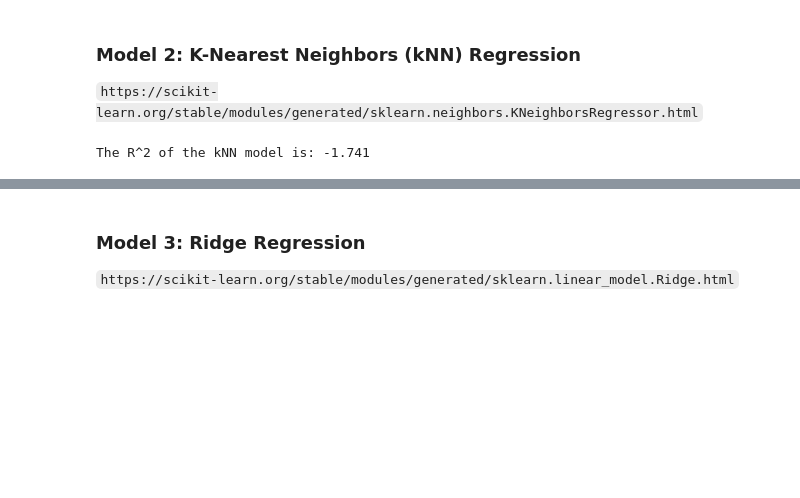
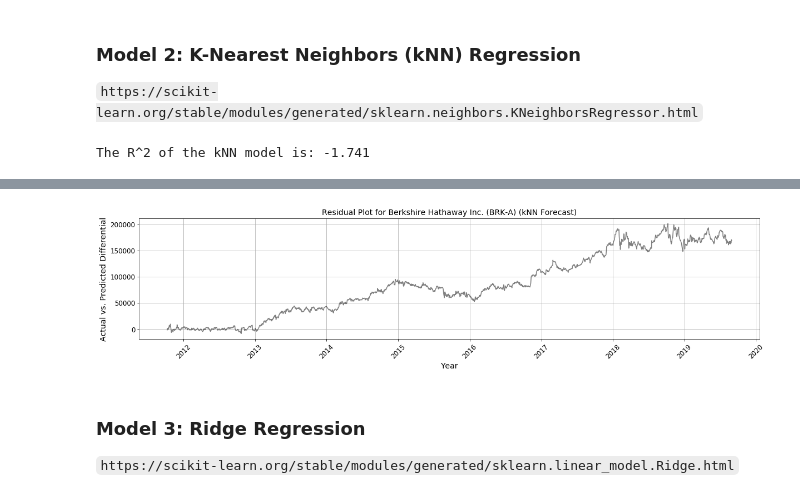
Before and after one commit to grantaguinaldo/ml_apps, a Jupyter notebook: finance/finance_forecast.ipynb, the cells around one changed output, grey strips where cells are left out. Drawn from its saved outputs; the diff is of its cells as text; code cells hidden in the pictures; blank space fills up the shorter version.

```diff
--- a/finance/finance_forecast.ipynb
+++ b/finance/finance_forecast.ipynb
@@ -129,6 +132,49 @@ y_test = y[train_test_split_idx:]
 cv_matrix.shape
 # %% [output]
 (9921, 31)
+# %%
+def residual(df, y_test, y_pred, title_string):
+    plt.figure(figsize=(20, 4))
+
+    delta = y_test - y_pred
+
+    plt.plot(df['DATE'][-X_test.shape[0]:],
+             delta,
+             color='k',
+             alpha=0.5)
+
+    plt.xlabel('Year', fontsize=14)
+    plt.ylabel('Actual vs. Predicted Differential', fontsize=14)
+    plt.title('Residual Plot for Berkshire Hathaway Inc. (BRK-A) ' + title_string, fontsize=14)
+    plt.xticks(fontsize=12, rotation=45)
+    plt.yticks(fontsize=12)
+    plt.grid(True)
+    plt.show()
+
+def plot_data(df, y_test, y_pred, title_string):
+    plt.figure(figsize=(20, 4))
+
+    plt.plot(df['DATE'][-X_test.shape[0]:],
+             y_pred,
+             color='k',
+             alpha=0.5,
+             label='Predicted')
+
+    plt.plot(df['DATE'][-X_test.shape[0]:],
+             y_test,
+             color='g',
+             alpha=0.5,
+             label='Actual')
+
+    plt.legend(loc='upper left')
+    plt.xlabel('Year', fontsize=14)
+    plt.ylabel('Adjusted Closing Price (US $)', fontsize=14)
+    plt.title('Historical Adjusted Close Data for Berkshire Hathaway Inc. (BRK-A) ' + title_string, fontsize=14)
+    plt.xticks(fontsize=12, rotation=45)
+    plt.yticks(fontsize=12)
+    plt.ylim(0, 400000)
+    plt.grid(True)
+    plt.show()
 # %% [markdown]
 ### Model 1:  Simple Linear Model
 `https://scikit-learn.org/stable/modules/generated/sklearn.linear_model.LinearRegression.html`
@@ -239,3 +208,7 @@ plt.show()
+# %%
+residual(df=df, y_test=y_test, y_pred=y_pred_knn, title_string='(kNN Forecast)')
+# %% [output]
+[figure, added]
 # %% [markdown]
 ### Model 3:  Ridge Regression
 `https://scikit-learn.org/stable/modules/generated/sklearn.linear_model.Ridge.html`
```
Also changed, not shown: parts of 28 cells of this notebook.
